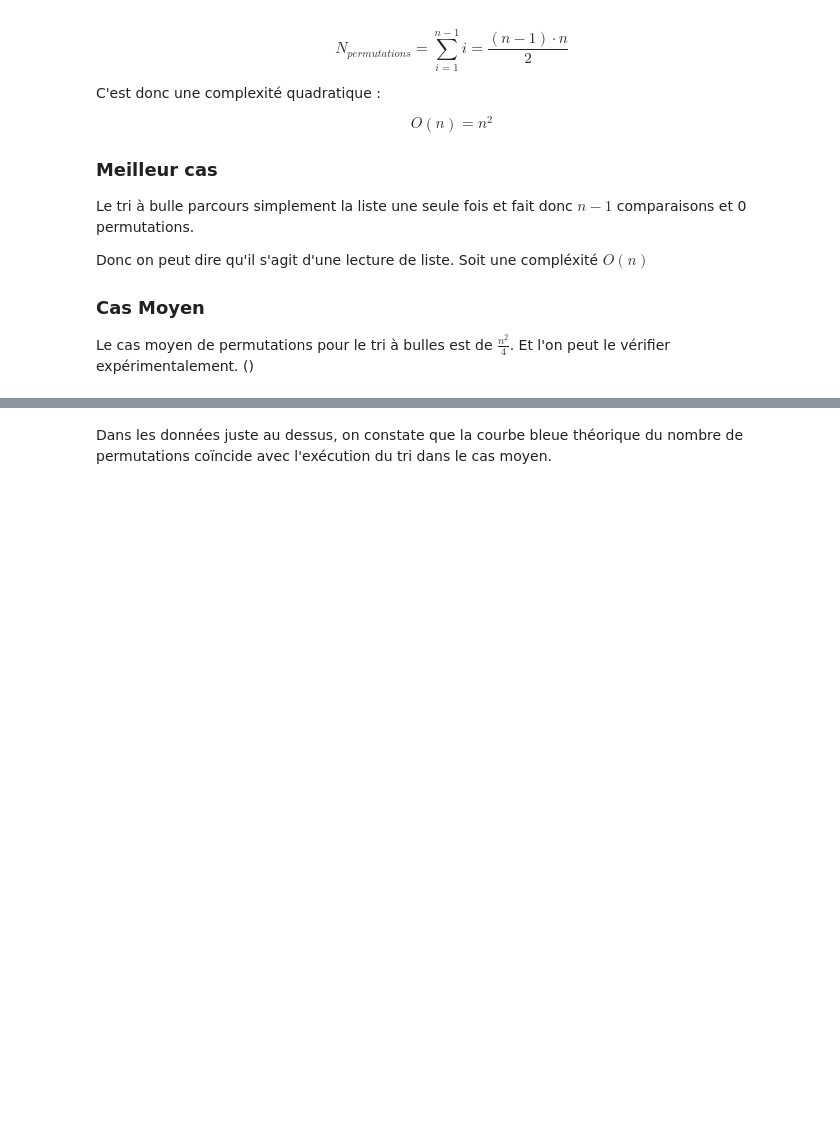
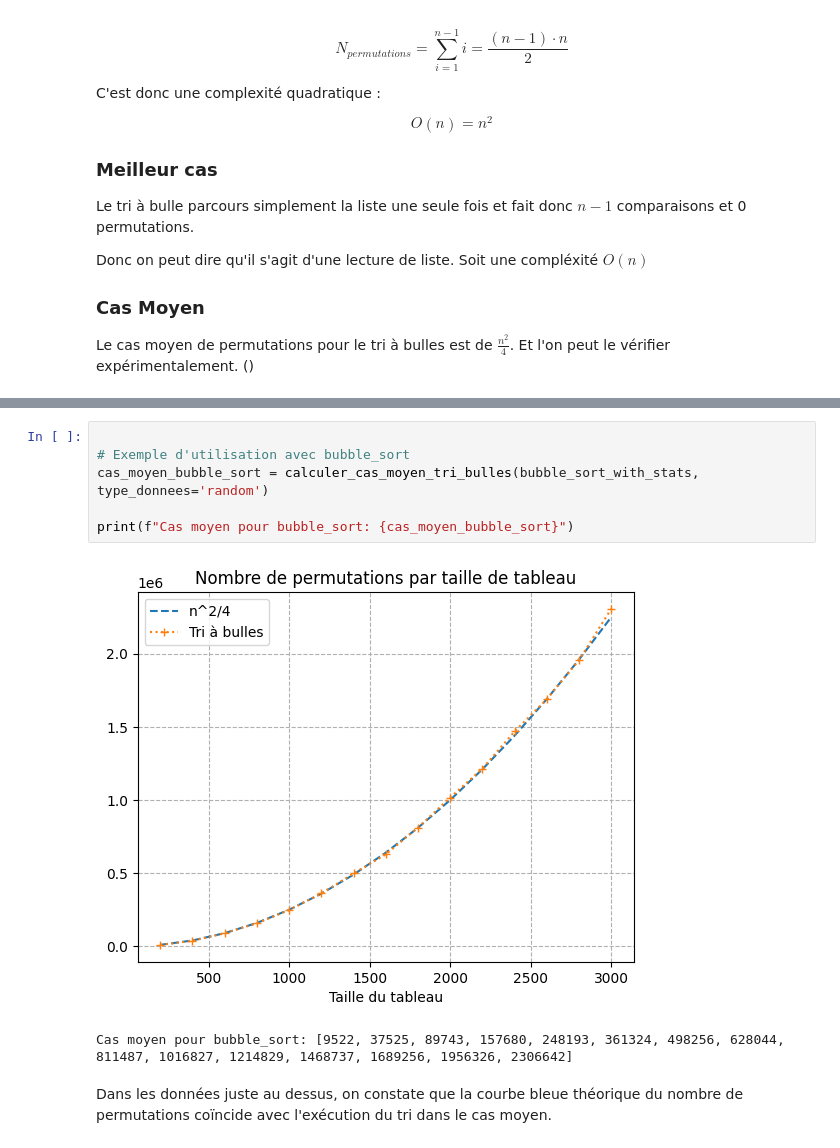
Before and after one commit to Nikoala4/IT4A, a Jupyter notebook: IT4A_Complexity_Project.ipynb, the cells around one changed output, grey strips where cells are left out. Drawn from its saved outputs; the diff is of its cells as text; blank space fills up the shorter version.

```diff
--- a/IT4A_Complexity_Project.ipynb
+++ b/IT4A_Complexity_Project.ipynb
@@ -623,3 +536,12 @@ Cas moyen pour bubble_sort: [9964, 41294, 91612, 161872, 245982, 359342, 485027,
+# %%
+
+# Exemple d'utilisation avec bubble_sort
+cas_moyen_bubble_sort = calculer_cas_moyen_tri_bulles(bubble_sort_with_stats, type_donnees='random')
+
+print(f"Cas moyen pour bubble_sort: {cas_moyen_bubble_sort}")
+# %% [output]
+[figure, added]
+Cas moyen pour bubble_sort: [9522, 37525, 89743, 157680, 248193, 361324, 498256, 628044, 811487, 1016827, 1214829, 1468737, 1689256, 1956326, 2306642]
 # %% [markdown]
 Dans les données juste au dessus, on constate que la courbe bleue théorique du nombre de permutations coïncide avec l'exécution du tri dans le cas moyen.
 # %% [markdown]
```
Also changed, not shown: parts of 7 cells of this notebook, 2 other files.
